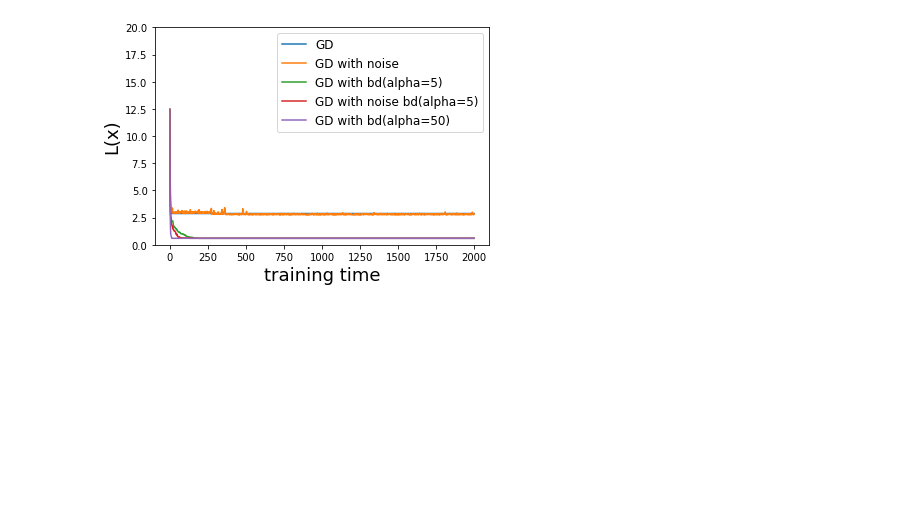
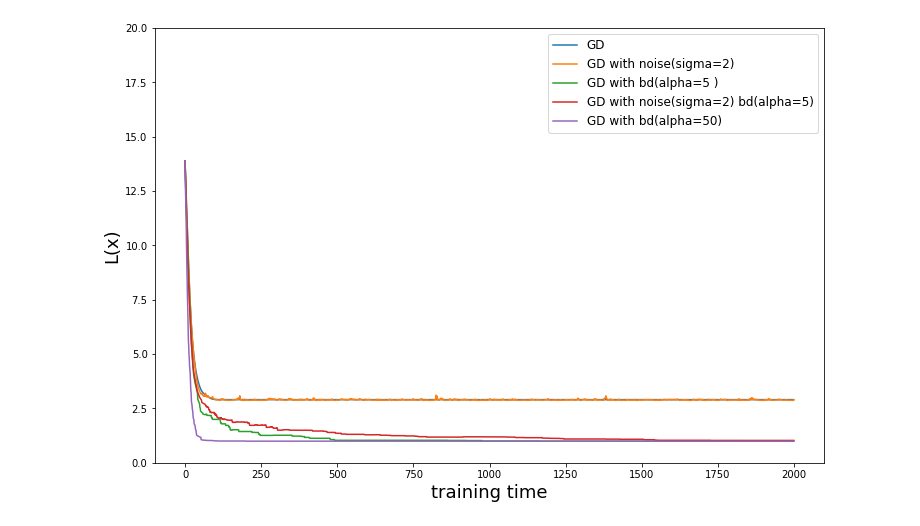
Before and after one commit to sharkjingyang/Graduate-thesis-code, a Jupyter notebook: R-function/R-function GD with noise and bd.ipynb, the cells around one changed output. Cells and saved outputs as stored; diff of their text form; code cells hidden in the pictures; blank space fills up the shorter version.

```diff
--- a/R-function/R-function GD with noise and bd.ipynb
+++ b/R-function/R-function GD with noise and bd.ipynb
@@ -44,14 +44,14 @@ def run_traj(x_step,d,n_steps,dt):
     return traj_x,traj_L
 # %%
 # basic gradient descent trajectory
-def run_traj_noise(x_step,d,n_steps,dt):
+def run_traj_noise(x_step,d,n_steps,dt,sigma):
     #traj = [(ys,cs)]
     traj_x = torch.zeros([d,n_particle,n_steps])
     traj_L = torch.zeros(n_steps)
     for i in range(n_steps):
         traj_x[:,:,i] = x_step
         traj_L[i]=torch.mean(Rfunc(x_step,B))
-        x_step= step_charges_noise(x_step,d,dt=dt)
+        x_step= step_charges_noise(x_step,d,dt,sigma)
 
     return traj_x,traj_L
 # %%
@@ -60,7 +60,7 @@ def kill(x_step, kill_inds):
     x_step = torch.index_select(x_step,1,survivor_inds)
     return x_step
 
-def run_traj_noise_bd(x_step,d,n_steps,alpha, dt):
+def run_traj_noise_bd(x_step,d,n_steps,alpha, dt,sigma):
 
     traj_x = torch.zeros([d,n_particle,n_steps])
     traj_L = torch.zeros(n_steps)
@@ -72,7 +72,7 @@ def run_traj_noise_bd(x_step,d,n_steps,alpha, dt):
         traj_x[:,:,i] = x_step
         traj_L[i]=torch.mean(Rfunc(x_step,B))
 
-        x_step= step_charges_noise(x_step,d,dt=dt)
+        x_step= step_charges_noise(x_step,d,dt,sigma)
         V=torch.sum(Rfunc(x_step,B),dim=0,keepdim=True)/d
         # print('Vsize '+str(V.size()))
         kill_inds = []
@@ -124,7 +124,7 @@ def run_traj_bd(x_step,d,n_steps,alpha, dt):
         traj_x[:,:,i] = x_step
         traj_L[i]=torch.mean(Rfunc(x_step,B))
         # print("matirxsize"+str(Rfunc(x_step,B).size()))
-        x_step= step_charges(x_step,d,dt=dt)
+        x_step= step_charges(x_step,d,dt)
         V=torch.sum(Rfunc(x_step,B),dim=0,keepdim=True)/d
         # print("Vsize"+str(V.size()))
         # print('Vsize '+str(V.size()))
@@ -165,25 +165,26 @@ def run_traj_bd(x_step,d,n_steps,alpha, dt):
     return traj_x,traj_L
 # %%
 n_steps = 2000
-dt=0.01
+dt=0.001
 alpha=5
+sigma=5
 traj_x_gd,traj_L_gd = run_traj(xinitial,d,n_steps,dt)
-traj_x_gd_noise,traj_L_gd_noise = run_traj_noise(xinitial,d,n_steps,dt)
+traj_x_gd_noise,traj_L_gd_noise = run_traj_noise(xinitial,d,n_steps,dt,sigma)
 traj_x_gd_bd,traj_L_gd_bd = run_traj_bd(xinitial,d,n_steps,alpha,dt)
-traj_x_gd_noise_bd,traj_L_gd_noise_bd = run_traj_noise_bd(xinitial,d,n_steps,alpha, dt)
+traj_x_gd_noise_bd,traj_L_gd_noise_bd = run_traj_noise_bd(xinitial,d,n_steps,alpha, dt,sigma)
 alpha=50
 traj_x_gd_bd_50,traj_L_gd_bd_50 = run_traj_bd(xinitial,d,n_steps,alpha,dt)
 # %%
-fig, ax1 = plt.subplots()
+fig, ax1 = plt.subplots(figsize=(12,8))
 ax1.set_ylabel("L(x)", fontsize=18)
 ax1.set_xlabel("training time", fontsize=18)
 ax1.plot(traj_L_gd, label="GD",color=colors[0])
-ax1.plot(traj_L_gd_noise, label="GD with noise",color=colors[1])
-ax1.plot(traj_L_gd_bd, label="GD with bd(alpha=5)",color=colors[2])
-ax1.plot(traj_L_gd_noise_bd, label="GD with noise bd(alpha=5)",color = colors[3])
+ax1.plot(traj_L_gd_noise, label="GD with noise(sigma=2)",color=colors[1])
+ax1.plot(traj_L_gd_bd, label="GD with bd(alpha=5 )",color=colors[2])
+ax1.plot(traj_L_gd_noise_bd, label="GD with noise(sigma=2) bd(alpha=5)",color = colors[3])
 ax1.plot(traj_L_gd_bd_50, label="GD with bd(alpha=50)",color=colors[4])
 ax1.legend(fontsize=12)
 ax1.set_ylim(0,20)
 plt.show()
 # %% [output]
-[figure, old version]
+[figure, new version]
```
Also changed, not shown: parts of 2 cells of this notebook.
